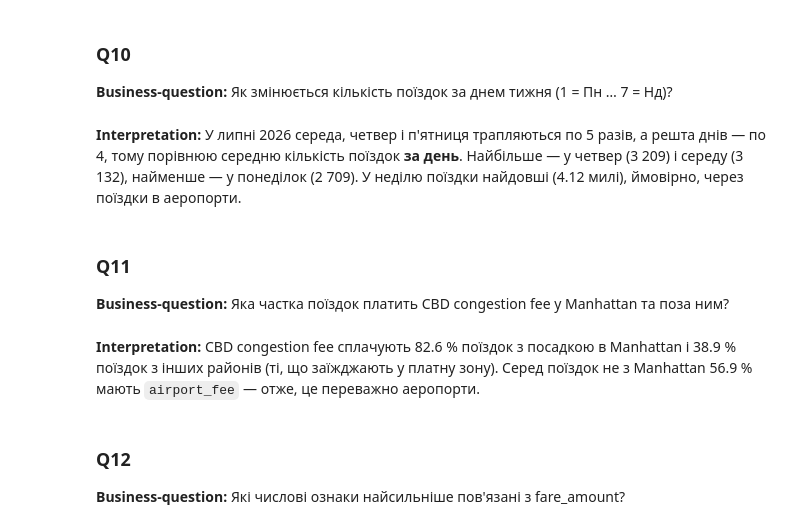
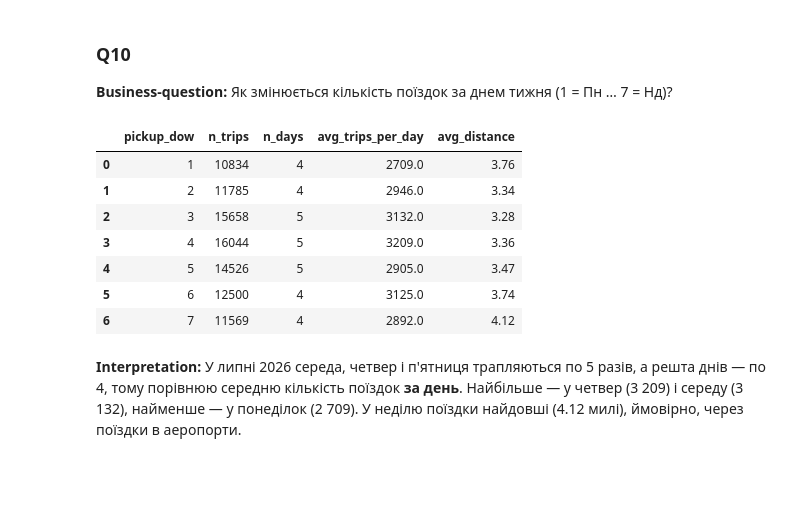
Before and after one commit to DmitriySk/goit-rdb-hw-03, a Jupyter notebook: dz_topic_3_Skalskyi.ipynb, the cells around one changed output. Saved outputs shown, nothing was run; the diff lists cells and outputs as text; code cells hidden in the pictures; blank space fills up the shorter version.

```diff
--- a/dz_topic_3_Skalskyi.ipynb
+++ b/dz_topic_3_Skalskyi.ipynb
@@ -33,16 +33,42 @@ import pandas as pd
 import pgserver
 from sqlalchemy import create_engine, make_url, text
 
-# Кластер Postgres у локальній теці; cleanup_mode="stop" — сервер зупиняється разом з kernel.
+
+def ensure_pg_timezone_db():
+    """У збірці pgserver для Windows немає tz-бази, тому копіюємо її з пакета tzdata (у Colab нічого не робить)."""
+    import shutil
+    import tzdata
+
+    tz_dir = Path(pgserver.__file__).parent / "pginstall" / "share" / "postgresql" / "timezone"
+    if (tz_dir / "America" / "New_York").is_file():
+        return
+    try:
+        shutil.copytree(Path(tzdata.__file__).parent / "zoneinfo", tz_dir, dirs_exist_ok=True,
+                        ignore=shutil.ignore_patterns("__init__.py", "__pycache__", "*.pyc"))
+    except OSError as e:
+        raise RuntimeError(
+            f"Не вдалося записати tz-базу в {tz_dir} ({e}). "
+            "Встановіть залежності у віртуальне середовище (python -m venv .venv), а не в системний Python."
+        ) from e
+
+
+ensure_pg_timezone_db()
+
 pg = pgserver.get_server(Path("pgdata").resolve(), cleanup_mode="stop")
+pg.ensure_postgres_running()
 
-# get_uri() повертає URI для psycopg 3; COPY робимо через psycopg2 (copy_expert) -> міняємо драйвер.
-engine = create_engine(make_url(pg.get_uri()).set(drivername="postgresql+psycopg2"))
+# COPY робимо через psycopg2 (copy_expert); часовий пояс сесії фіксуємо, щоб вивід TIMESTAMPTZ не залежав від ПК.
+engine = create_engine(
+    make_url(pg.get_uri()).set(drivername="postgresql+psycopg2"),
+    connect_args={"options": "-c timezone=America/New_York"},
+)
 
 with engine.connect() as conn:
     print(conn.execute(text("SELECT version()")).scalar_one())
-    # Для локалізації часу потрібна tz-база Postgres (у Linux/Colab-збірці pgserver вона є).
-    print("Time zone America/New_York available:", conn.execute(text(
+    print("Session time zone:", conn.execute(text("SHOW timezone")).scalar_one())
+    tz_ok = conn.execute(text(
         "SELECT EXISTS (SELECT 1 FROM pg_timezone_names WHERE name = 'America/New_York')"
-    )).scalar_one())
+    )).scalar_one()
+    print("Time zone America/New_York available:", tz_ok)
+    assert tz_ok, "tz-база Postgres недоступна — AT TIME ZONE 'America/New_York' не працюватиме"
 # %% [output]
@@ -1058,21 +1135,26 @@ show("""
 # %%
 show("""
     SELECT
         pickup_dow,
         COUNT(*) AS n_trips,
-        COUNT(DISTINCT (pickup_at AT TIME ZONE 'America/New_York')::DATE) AS n_days,
-        ROUND(COUNT(*) * 1.0 / COUNT(DISTINCT (pickup_at AT TIME ZONE 'America/New_York')::DATE), 0) AS avg_trips_per_day,
+        COUNT(DISTINCT pickup_date) AS n_days,
+        ROUND(COUNT(*) * 1.0 / COUNT(DISTINCT pickup_date), 0) AS avg_trips_per_day,
         ROUND(AVG(trip_distance), 2) AS avg_distance
     FROM hw3_taxi_trips
     WHERE is_valid
     GROUP BY pickup_dow
     ORDER BY pickup_dow;
 """)
+# %% [output]
+|  | pickup_dow | n_trips | n_days | avg_trips_per_day | avg_distance |
+| 0 | 1 | 10834 | 4 | 2709.0 | 3.76 |
+| 1 | 2 | 11785 | 4 | 2946.0 | 3.34 |
+| 2 | 3 | 15658 | 5 | 3132.0 | 3.28 |
+| 3 | 4 | 16044 | 5 | 3209.0 | 3.36 |
+| 4 | 5 | 14526 | 5 | 2905.0 | 3.47 |
+| 5 | 6 | 12500 | 4 | 3125.0 | 3.74 |
+| 6 | 7 | 11569 | 4 | 2892.0 | 4.12 |
 # %% [markdown]
 **Interpretation:** У липні 2026 середа, четвер і п'ятниця трапляються по 5 разів, а решта днів — по 4,
 тому порівнюю середню кількість поїздок **за день**. Найбільше — у четвер (3 209) і середу (3 132),
 найменше — у понеділок (2 709). У неділю поїздки найдовші (4.12 милі), ймовірно, через поїздки в аеропорти.
-# %% [markdown]
-### Q11
-
-**Business-question:** Яка частка поїздок платить CBD congestion fee у Manhattan та поза ним?
@@ -1093,7 +1160,0 @@ show("""
-# %% [markdown]
-**Interpretation:** CBD congestion fee сплачують 82.6 % поїздок з посадкою в Manhattan і 38.9 % поїздок з інших районів
-(ті, що заїжджають у платну зону). Серед поїздок не з Manhattan 56.9 % мають `airport_fee` — отже, це переважно аеропорти.
-# %% [markdown]
-### Q12
-
-**Business-question:** Які числові ознаки найсильніше пов'язані з fare_amount?
```
Also changed, not shown: parts of 68 cells of this notebook, 9 other files.
